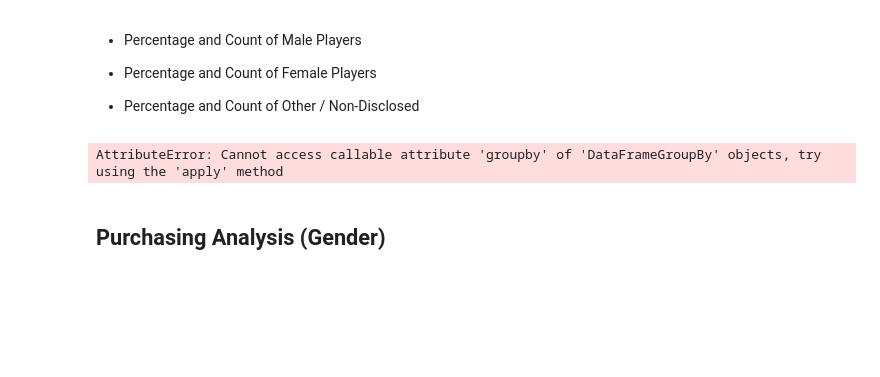
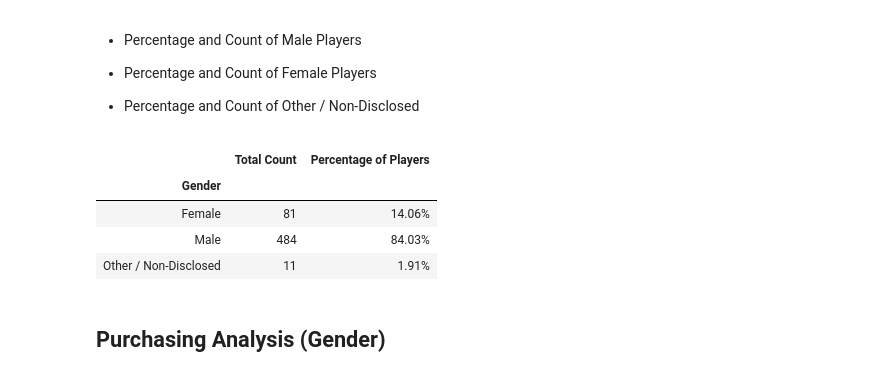
Before and after one commit to DanielRuch/pandas-challenge, a Jupyter notebook: HeroesOfPymoli/HeroesOfPymoli_starter.ipynb, the cells around one changed output. Saved outputs shown, nothing was run; the diff lists cells and outputs as text; code cells hidden in the pictures; blank space fills up the shorter version.

```diff
--- a/HeroesOfPymoli/HeroesOfPymoli_starter.ipynb
+++ b/HeroesOfPymoli/HeroesOfPymoli_starter.ipynb
@@ -68,19 +64,24 @@ purchaseSummaryDF
 
 
 * Percentage and Count of Other / Non-Disclosed
-# %%
-#genderData = purchase_data["SN"]
-
-a = purchase_data.groupby("SN")
-b = a.groupby("Gender")
-genderCounts = purchase_data.groupby(["Gender"]) #Group by ScreenName, then by Gender
-genderCounts = genderCounts["SN"].nunique() #Then get number of unique players per gender
-
-gCountsDF = pd.DataFrame(genderCounts) #Export to dataframe
-#gCountsDF["Percentage"] = (100 * gCountsDF[""])
-gCountsDF
-# %% [output]
-AttributeError: Cannot access callable attribute 'groupby' of 'DataFrameGroupBy' objects, try using the 'apply' method
+# %%
+#Get count of players of each gender and place back in dataframe
+genderCounts = groupedBySN.groupby("Gender")["Gender"].count()
+genderCountsDF = pd.DataFrame(genderCounts).rename(columns={"Gender" : "Total Count"})
+
+#Calculate % Column
+genderCountsDF["Percentage of Players"] = (100 * genderCountsDF["Total Count"] / totalPlayers)
+genderCountsDF["Percentage of Players"] = genderCountsDF["Percentage of Players"].round(2) #Round Result
+genderCountsDF["Percentage of Players"] = genderCountsDF["Percentage of Players"].astype(str) + "%" #Add percent sign
+
+#Display Data
+genderCountsDF
+# %% [output]
+|  | Total Count | Percentage of Players |
+| Gender |  |  |
+| Female | 81 | 14.06% |
+| Male | 484 | 84.03% |
+| Other / Non-Disclosed | 11 | 1.91% |
 # %% [markdown]
 
 ## Purchasing Analysis (Gender)
```
Also changed, not shown: parts of 8 cells of this notebook.
